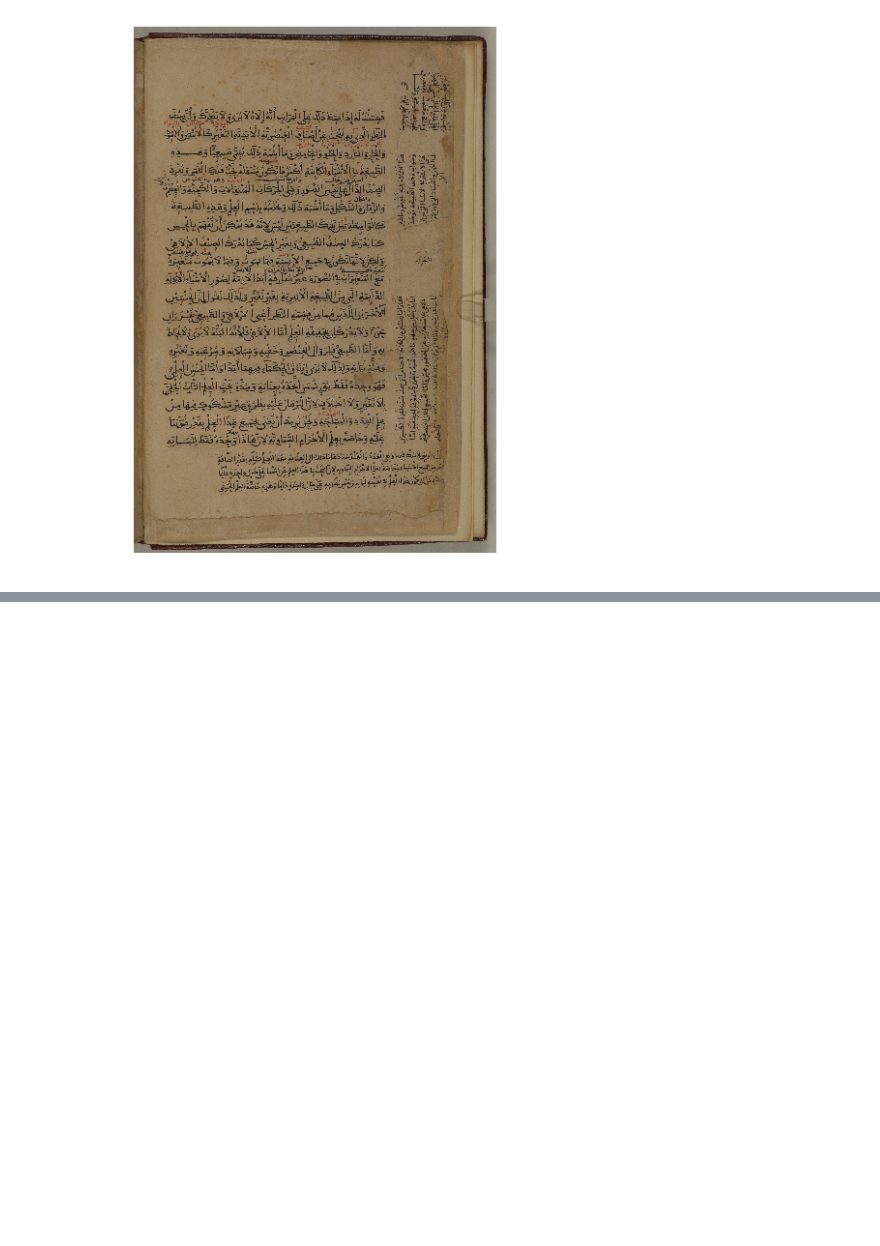
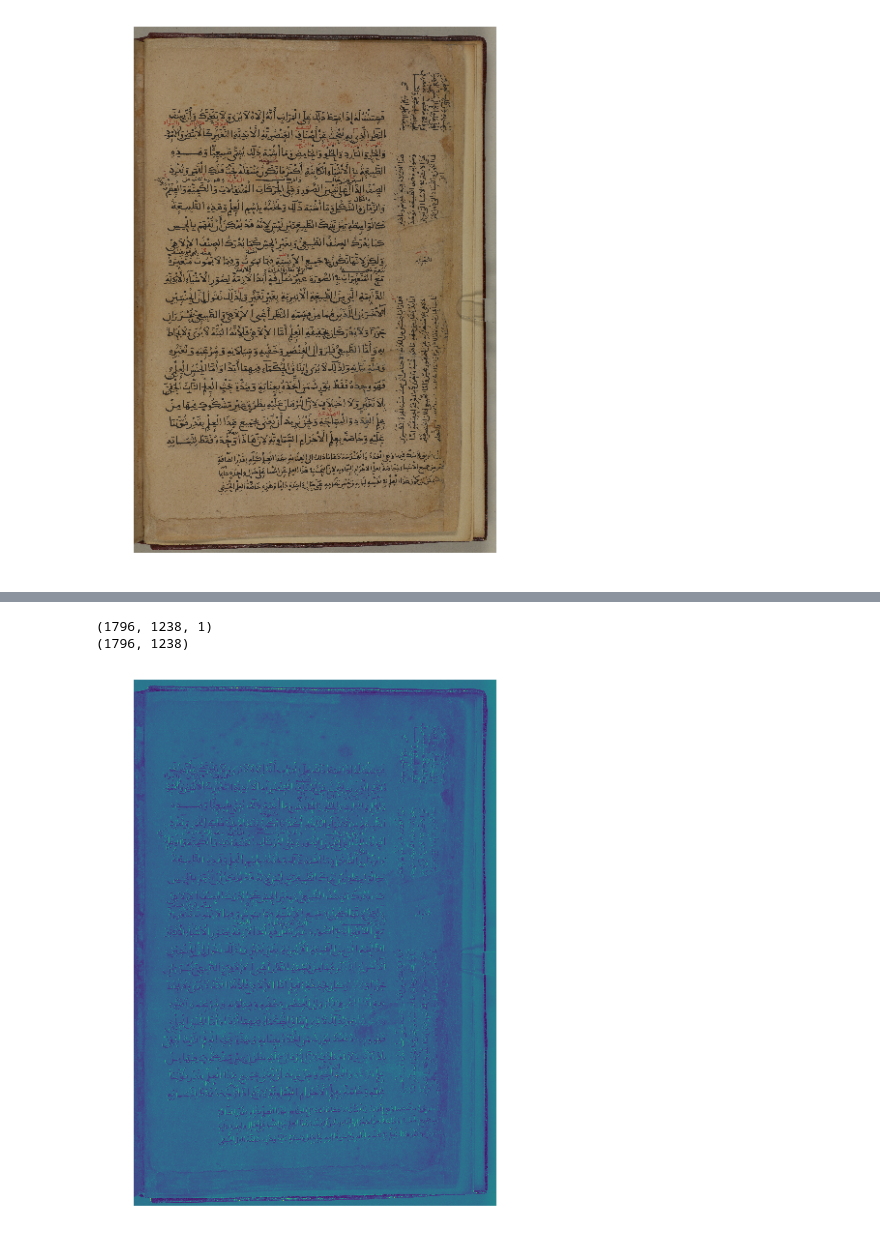
Before and after one commit to oasis789/RASM2018, a Jupyter notebook: code/CNN visualisation.ipynb, the cells around one changed output, grey strips where cells are left out. Saved outputs shown, nothing was run; the diff lists cells and outputs as text; code cells hidden in the pictures; blank space fills up the shorter version.

```diff
--- a/code/CNN visualisation.ipynb
+++ b/code/CNN visualisation.ipynb
@@ -39,0 +40,9 @@ ValueError: cannot reshape array of size 166849632 into shape (8982,6192)
+# %%
+model = Sequential()
+model.add(Conv2D(filters=1, kernel_size=(3, 3), input_shape=image.shape))
+model.add(MaxPooling2D(pool_size=(5,5)))
+plot_convolved(model, image)
+# %% [output]
+(1796, 1238, 1)
+(1796, 1238)
+[figure, added]
```
Also changed, not shown: parts of 2 cells of this notebook, 2 other files.
